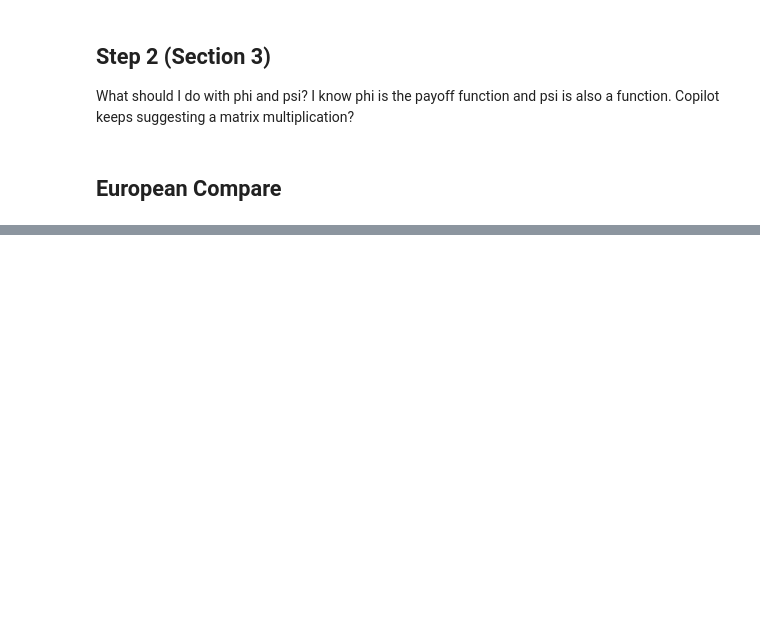
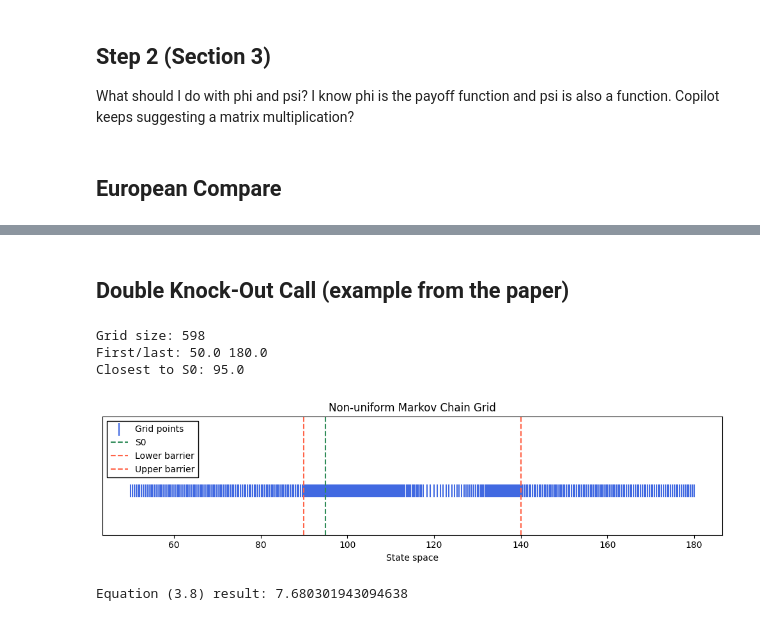
Before and after one commit to heavy-t/MMATH_Project, a Jupyter notebook: Markov.ipynb, the cells around one changed output, grey strips where cells are left out. Drawn from its saved outputs; the diff is of its cells as text; code cells hidden in the pictures; blank space fills up the shorter version.

```diff
--- a/Markov.ipynb
+++ b/Markov.ipynb
@@ -386,7 +386,7 @@ def build_Lambda_hat(Lambda: np.ndarray, G: np.ndarray, lower_barrier:float, upp
     return Lambda_hat
 
 #Equation (3.8)
-def theorem_3_8_value(Lambda, G, lower_barrier, upper_barrier, r, T, E,S0):
+def theorem_3_8_value_euro_style(Lambda, G, lower_barrier, upper_barrier, r, T, E,S0):
 
     Lambda_tilde_r = build_Lambda_tilde_r(Lambda, G, lower_barrier, upper_barrier, r)
     phi = phi_payoff(G,E)           # payoff on the grid
@@ -395,8 +395,20 @@ def theorem_3_8_value(Lambda, G, lower_barrier, upper_barrier, r, T, E,S0):
 
     return {"option_price":value_vec[i0], "option_tree":value_vec}
 
-#Equation (3.9)
-def theorem_3_9_value(Lambda_hat, psi, T):
-    return expm(T * Lambda_hat) @ psi #What should I do with psi?
+def theorem_3_8_value_amer_style(Lambda, G, lower_barrier, upper_barrier, r, T, E, S0, N=1000):
+
+    dt = T / N
+    Lambda_tilde_r = build_Lambda_tilde_r(Lambda, G, lower_barrier, upper_barrier, r)
+    phi = phi_payoff(G, E)           # payoff on the grid
+    i0 = np.argmin(np.abs(G - S0))   # index of grid point closest to S0
+
+    P = expm(dt * Lambda_tilde_r)
+    value_vec = phi.copy()           # terminal payoff at maturity
+
+    for i in range(N):
+        continuation = P @ value_vec
+        value_vec = np.maximum(phi, continuation)
+
+    return {"option_price": value_vec[i0], "option_tree": value_vec}
 # %%
 #Equation (3.1) Discounted payoff of the European put option
@@ -493,0 +571,32 @@ result = theorem_3_8_value(Lambda, G, l, u, r, T, E,S0)
+# %% [markdown]
+## Double Knock-Out Call (example from the paper)
+# %%
+S0, E, r, T, sigma, d = 95, 100, 0.1, 1, 0.25, 0
+l,u = 90, 140
+
+G = build_nonuniform_grid(
+    S0=S0, l=l, u=u,
+    x_min=50, x_max=180,
+    N1=200, N2=200, N3=200,
+    d1_minus=100, d1_plus=1.0,
+    d2_minus=10,   d2_plus=10,
+    d3_minus=1.0,   d3_plus=100,
+)
+
+print("Grid size:", len(G))
+print("First/last:", G[0], G[-1])
+print("Closest to S0:", G[np.argmin(np.abs(G - S0))])
+plot_grid(G, S0=S0, l=l, u=u)
+
+#Generator Building
+Lambda = build_generator(G, r, d, sigma)
+
+#Equation (3.8)
+result = theorem_3_8_value_euro_style(Lambda, G, l, u, r, T, E,S0)
+print("\nEquation (3.8) result:", result["option_price"])
+# %% [output]
+Grid size: 598
+First/last: 50.0 180.0
+Closest to S0: 95.0
+[figure, added]
+Equation (3.8) result: 7.680301943094638
```
Also changed, not shown: parts of 5 cells of this notebook.
